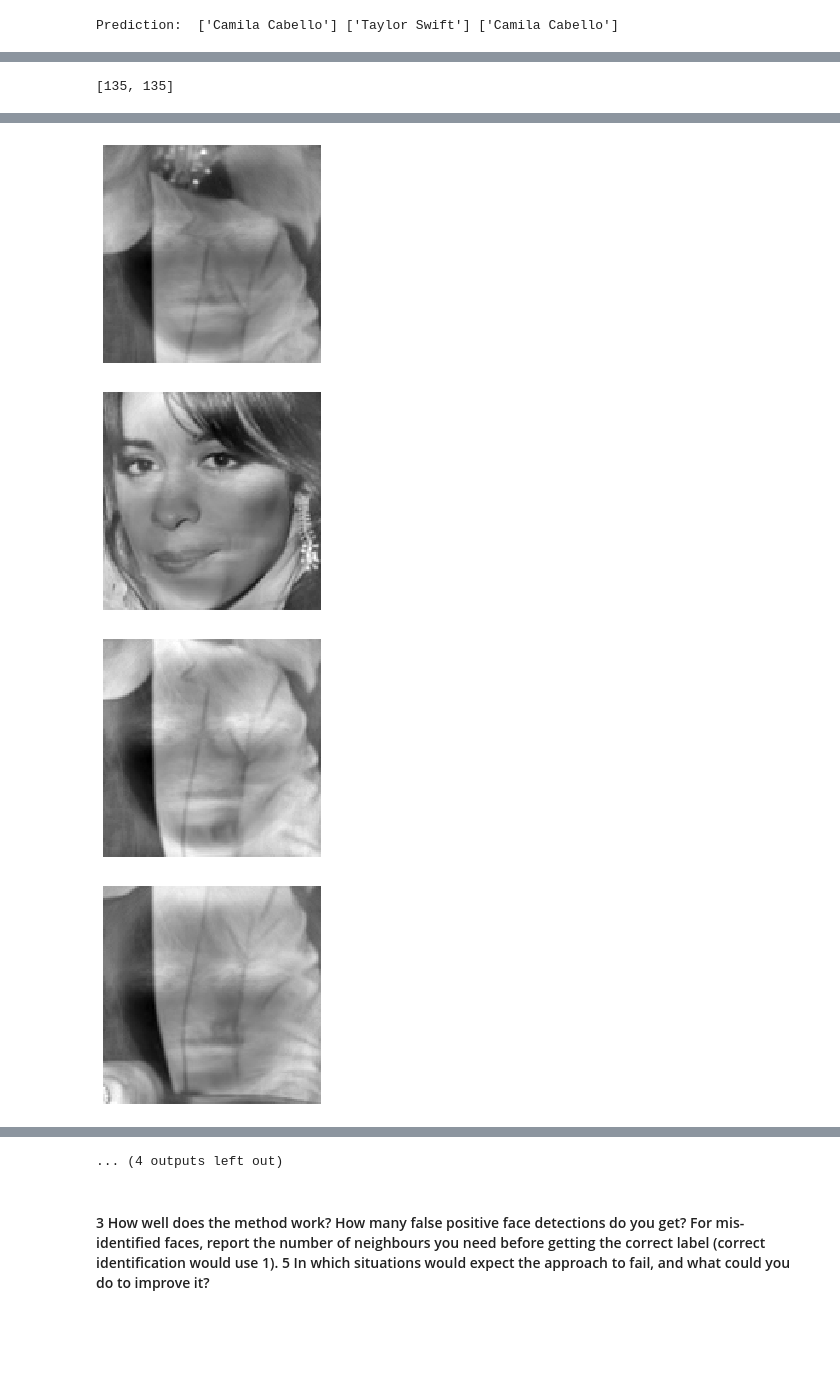
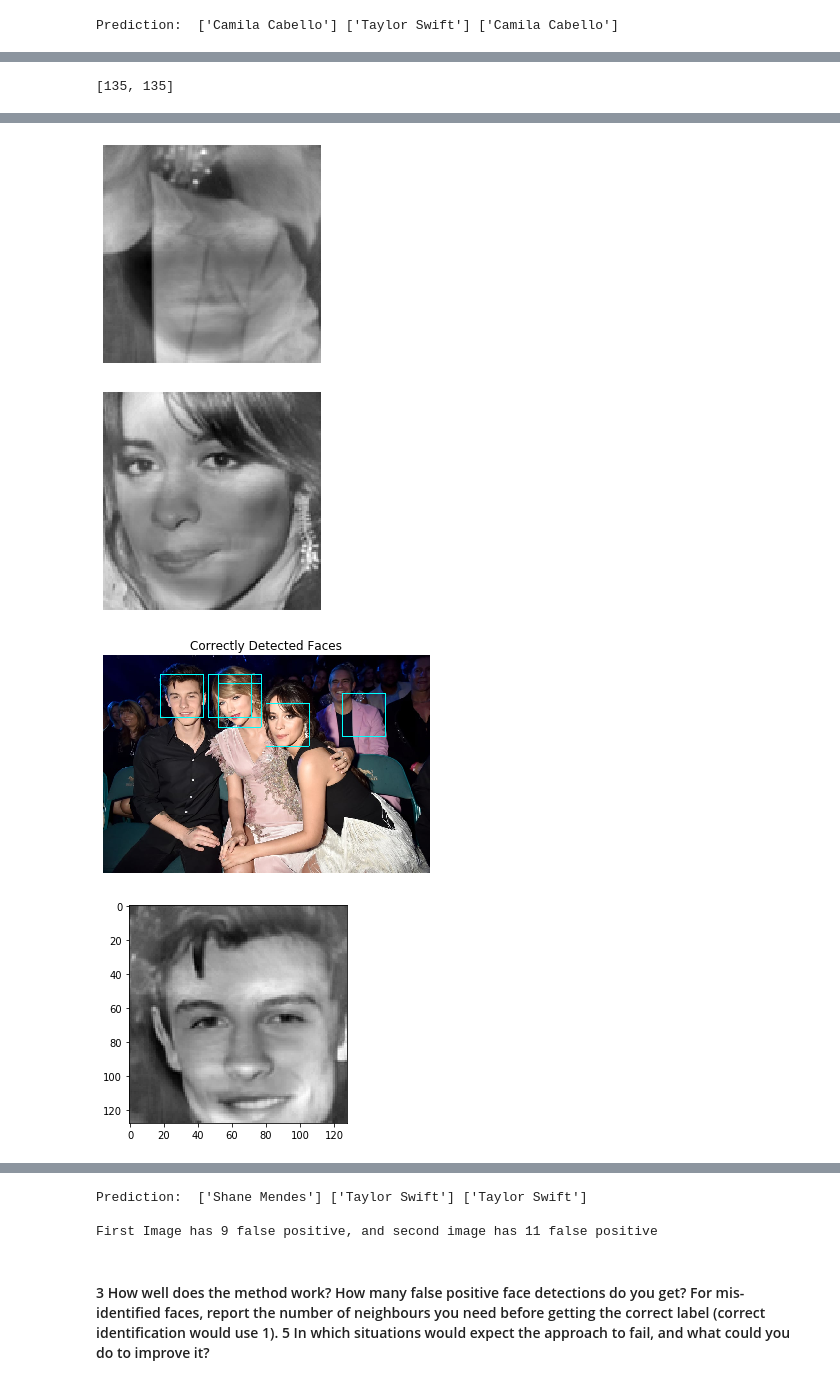
Before and after one commit to FulinHuang/Computer-Vision, a Jupyter notebook: A4_Face_Detection_Recognition/A4_Face_Detection_Recognition.ipynb, the cells around one changed output, grey strips where cells are left out. Drawn from its saved outputs; the diff is of its cells as text; code cells hidden in the pictures; blank space fills up the shorter version.

```diff
--- a/A4_Face_Detection_Recognition/A4_Face_Detection_Recognition.ipynb
+++ b/A4_Face_Detection_Recognition/A4_Face_Detection_Recognition.ipynb
@@ -124,8 +124,6 @@ eigenvalue, eigenvector = np.linalg.eig(cov_matrix)
 
 # Make eigen-pair
 eigen_pair = [(np.abs(eigenvalue[i]), eigenvector[i]) for i in range(len(eigenvalue))]
-# for i in range(len(eigen_pair)):
-#     print("old eigenvector", eigen_pair[i][1])
 
 new_eigenvector = []
 new_val = np.zeros(shape=(128,128)).ravel()
@@ -133,28 +131,23 @@ for i in range(len(eigen_pair)):
     # We previously calculate eigenvectors for A^T*A
     # Eigenvectors for A*A^T are Ui = A*Vi
     new_val = np.dot(image_matrix, eigen_pair[i][1])
-#     print("New val", new_val)
     new_eigenvector.append(new_val)
 
-# print("new eigenvector ", new_eigenvector)
 
 # Update eigen_pair
 new_eigen_pair = [(eigen_pair[i][0], new_eigenvector[i]) for i in range(len(eigen_pair))]
 
 # Sort eigen-pair in descending form
 new_eigen_pair.sort(key=lambda x:x[0], reverse=True)
-for i in range(len(new_eigen_pair)):
-    print("eigenpair", new_eigen_pair[i][0], new_eigen_pair[i][1])
 
 num_pair = len(new_eigen_pair)
 
 # Variance captured by eah component
-tot = sum(eigenvalue)
-var_exp = [(i/tot)*100 for i in sorted(eigenvalue, reverse=True)]
-print("var exp ", var_exp)
+total = sum(eigenvalue)
+variance_value = [(i/total)*100 for i in sorted(eigenvalue, reverse=True)]
 
 # Total (Cumulative) sum
-cum_sum = np.cumsum(var_exp)
+cum_sum = np.cumsum(variance_value)
 cum_sum_reverse = np.flipud(cum_sum)
 print(cum_sum)
 
@@ -162,14 +155,11 @@ k = 17  # Eigenvector Number used for calculation
 # Create a matrix correspond to the eigenvectors
 chosen_eigen_pair = new_eigen_pair[0][1].reshape(128*128,1)
 for i in range(1, k):
-    print(i)
     b = new_eigen_pair[i][1].reshape(128*128,1)
-#     print("chosen ", chosen_eigen_pair)
     chosen_eigen_pair = np.hstack((chosen_eigen_pair, b))
 
 new_matrix = chosen_eigen_pair
 print(new_matrix.shape)
-print("New matrix ", new_matrix)
 # %% [output]
 [figure]
 Image Matrix has shape:  (16384, 30)
@@ -213,7 +195,7 @@ Cumulative sum:  [100.         100.          99.33036375  98.56524495  97.791290
 # %% [markdown]
 #### 3  Plot the normalized variance (eigenvalues) against the eigenvector number used for computation.
 # %%
-y = var_exp[:k]
+y = variance_value[:k]
 print("Normalized variance ", y)
 
 # Plot Diagram
@@ -578,34 +559,34 @@ plt.axis('off'),plt.show()
 
 detection_near_neighbor2 = KNeighborsClassifier(n_neighbors = 1)
 detection_near_neighbor2.fit(eigenspace.T, label)
 
 # Display Correctly detected faces
-face_list1, detected_face_eigenspace2 = face_detection(windowSize1,8 ,detected_face_eigenspace2, position_pair1)
+face_list1, detected_face_eigenspace2 = face_detection(windowSize1, 6,detected_face_eigenspace2, position_pair1)
 
 
 # Make Prediction
 plt.imshow(face_list1[0].reshape(128,128),cmap="gray"), plt.show()
 predict_detection1 = detection_near_neighbor2.predict([detected_face_eigenspace2[0]])
 plt.imshow(face_list1[3].reshape(128,128),cmap="gray"), plt.show()
 
 predict_detection2 = detection_near_neighbor2.predict([detected_face_eigenspace2[3]])
 plt.imshow(face_list1[5].reshape(128,128),cmap="gray"), plt.show()
 
 predict_detection3 = detection_near_neighbor2.predict([detected_face_eigenspace2[5]])
 print("Prediction: ", predict_detection1, predict_detection2, predict_detection3, "\n")
 
-print("First Image has {} false positive, and second image has {} false positive".format(count-4, count1-5))
+print("First Image has {} false positive, and second image has {} false positive".format(count_image-4, count1-5))
 # %% [output]
 --------- Sliding Window Algorithm with stepsize = 30, window size (135,135), and threshold 7400 -------
 [(60, 180), (60, 330), (60, 360), (90, 360), (120, 750), (150, 510), (150, 750), (180, 750), (180, 780), (270, 600), (300, 600), (630, 960), (660, 900), (660, 930), (660, 960), (660, 990)]
 16
 [figure]
 [135, 135]
 [figure]
 [figure]
 [figure]
 [figure]
 [figure]
 [figure]
-[figure, old version]
+[figure, new version]
-[figure, old version]
+[figure, new version]
@@ -613,4 +595,6 @@ print("First Image has {} false positive, and second image has {} false positive
-... (4 outputs left out)
+Prediction:  ['Shane Mendes'] ['Taylor Swift'] ['Taylor Swift']
+
+First Image has 9 false positive, and second image has 11 false positive
 # %% [markdown]
 #### 3 How well does the method work? How many false positive face detections do you get? For mis-identified faces, report the number of neighbours you need before getting the correct label (correct identification would use 1). 5 In which situations would expect the approach to fail, and what could you do to improve it?
 # %% [markdown]
```
Also changed, not shown: parts of 5 cells of this notebook, 30 other files.
